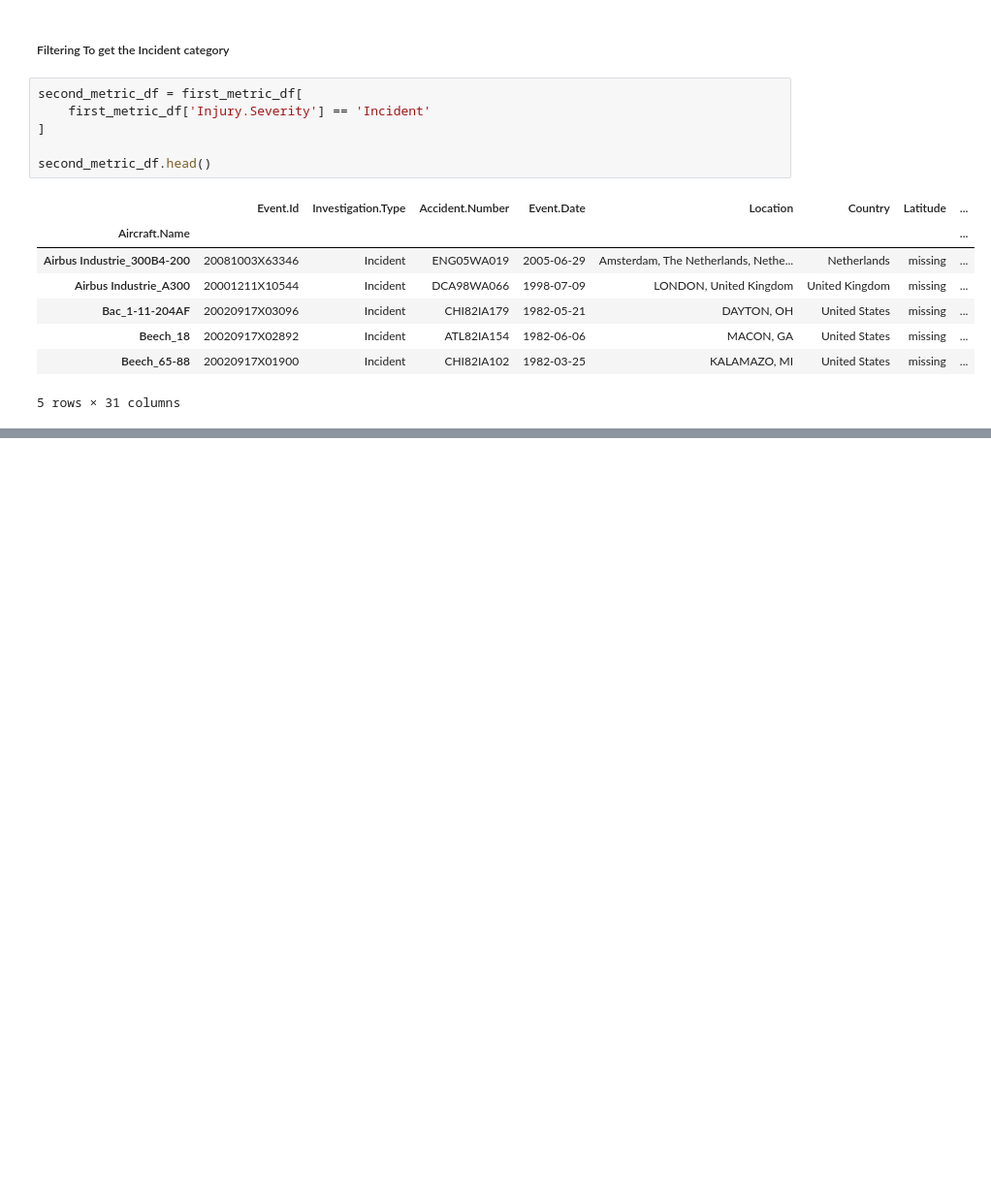
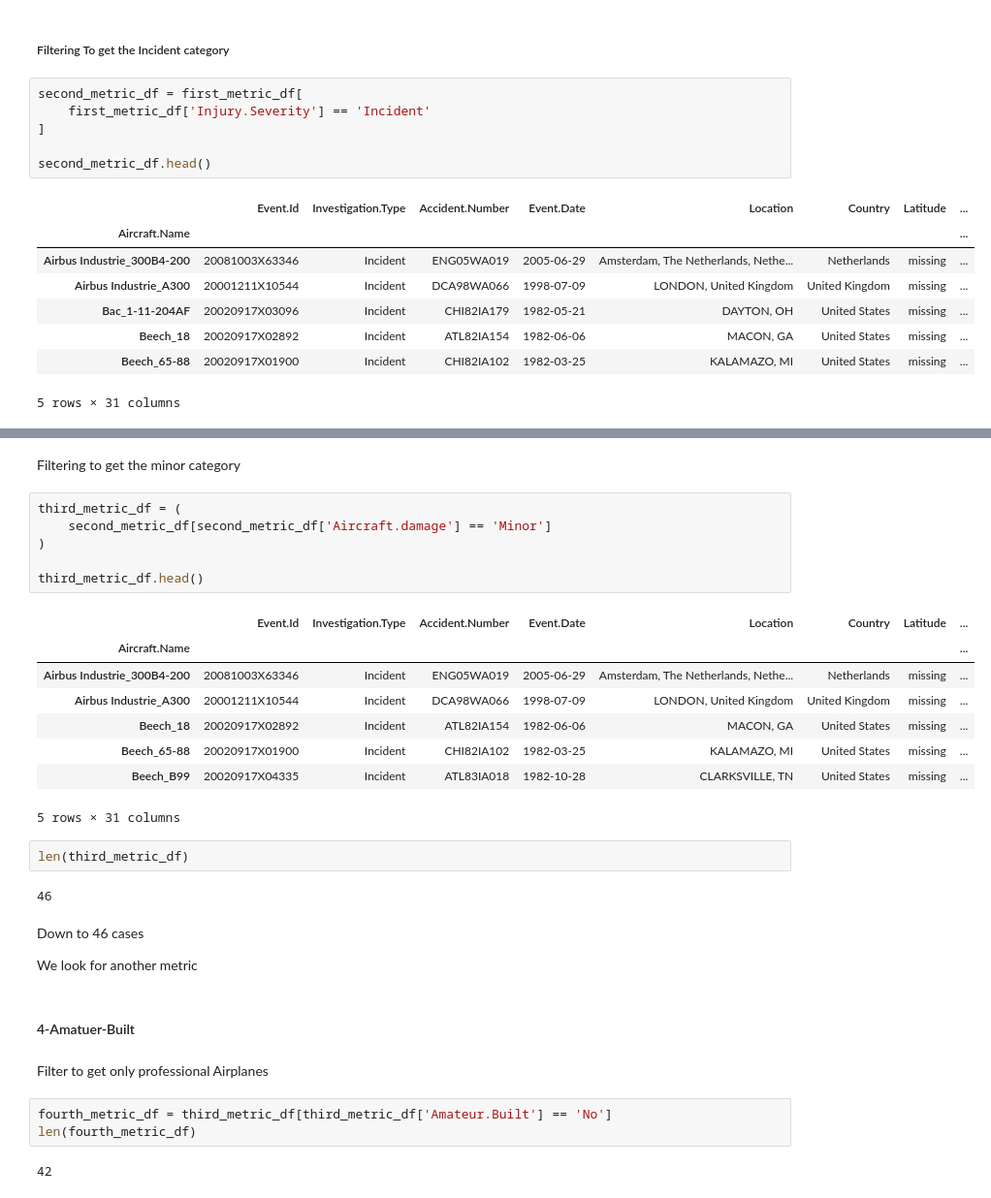
Before and after one commit to ericks-on/Aircraft_Risk_Analysis, a Jupyter notebook: index.ipynb, the cells around one changed output, grey strips where cells are left out. Shown at 97% size. Cells and saved outputs as stored; diff of their text form; blank space fills up the shorter version.

```diff
--- a/index.ipynb
+++ b/index.ipynb
@@ -652,0 +689,34 @@ second_metric_df.head()
+# %% [markdown]
+Filtering to get the minor category
+# %%
+third_metric_df = (
+    second_metric_df[second_metric_df['Aircraft.damage'] == 'Minor']
+)
+
+third_metric_df.head()
+# %% [output]
+|  | Event.Id | Investigation.Type | Accident.Number | Event.Date | Location | Country | Latitude | ... |
+| Aircraft.Name |  |  |  |  |  |  |  | ... |
+| Airbus Industrie_300B4-200 | 20081003X63346 | Incident | ENG05WA019 | 2005-06-29 | Amsterdam, The Netherlands, Nethe... | Netherlands | missing | ... |
+| Airbus Industrie_A300 | 20001211X10544 | Incident | DCA98WA066 | 1998-07-09 | LONDON, United Kingdom | United Kingdom | missing | ... |
+| Beech_18 | 20020917X02892 | Incident | ATL82IA154 | 1982-06-06 | MACON, GA | United States | missing | ... |
+| Beech_65-88 | 20020917X01900 | Incident | CHI82IA102 | 1982-03-25 | KALAMAZO, MI | United States | missing | ... |
+| Beech_B99 | 20020917X04335 | Incident | ATL83IA018 | 1982-10-28 | CLARKSVILLE, TN | United States | missing | ... |
+5 rows × 31 columns
+# %%
+len(third_metric_df)
+# %% [output]
+46
+# %% [markdown]
+Down to 46 cases
+
+We look for another metric
+# %% [markdown]
+#### 4-Amatuer-Built
+# %% [markdown]
+Filter to get only professional Airplanes
+# %%
+fourth_metric_df = third_metric_df[third_metric_df['Amateur.Built'] == 'No']
+len(fourth_metric_df)
+# %% [output]
+42
```
Also changed, not shown: parts of 31 cells of this notebook.
